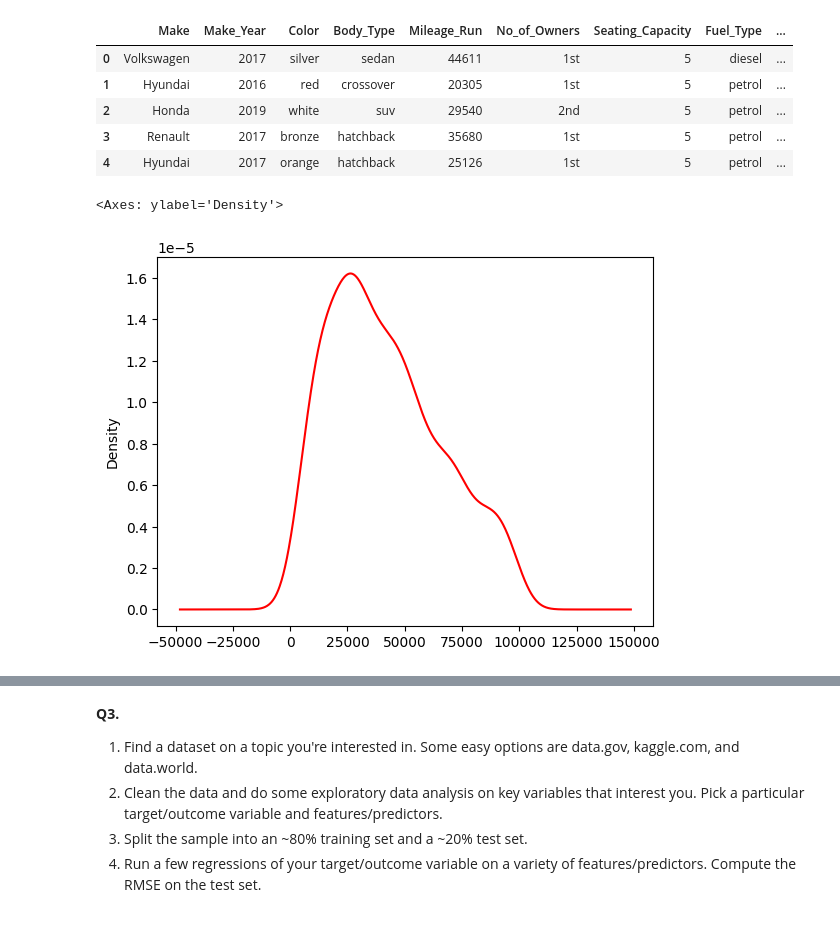
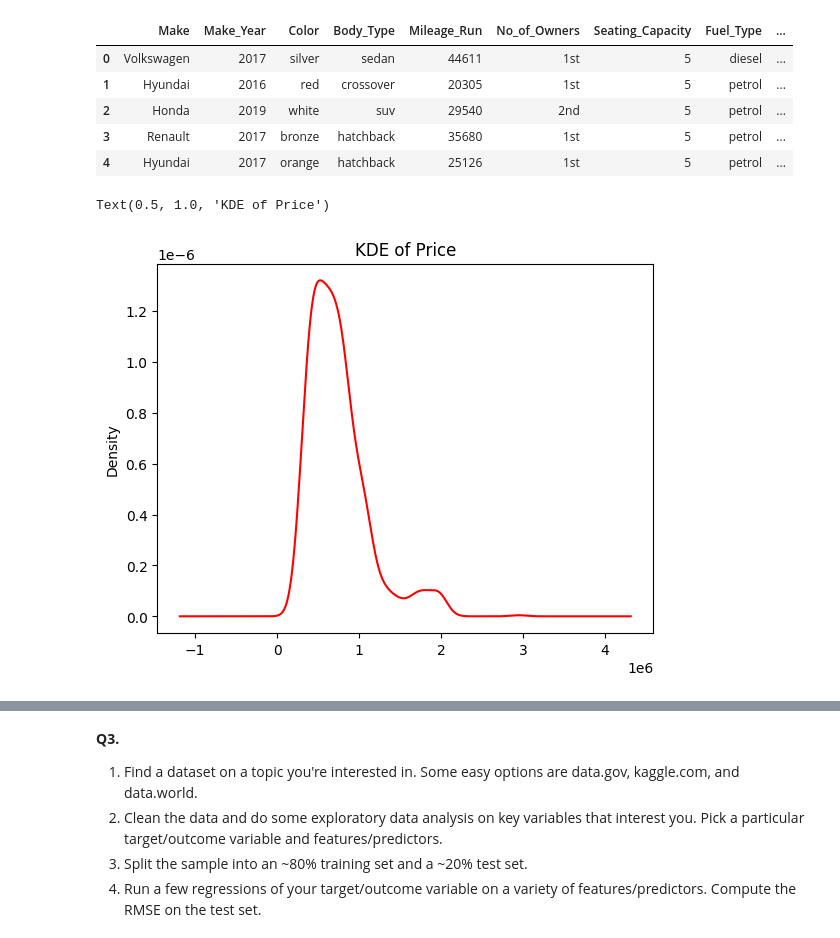
Before and after one commit to nhorton06/week_8, a Jupyter notebook: assignment.ipynb, the cells around one changed output, grey strips where cells are left out. Saved outputs shown, nothing was run; the diff lists cells and outputs as text; code cells hidden in the pictures.

```diff
--- a/assignment.ipynb
+++ b/assignment.ipynb
@@ -234,7 +234,8 @@ cars.head()
 | 3 | Renault | 2017 | bronze | hatchback | 35680 | 1st | 5 | petrol | ... |
 | 4 | Hyundai | 2017 | orange | hatchback | 25126 | 1st | 5 | petrol | ... |
 # %%
-cars['Mileage_Run'].plot.kde(color = 'red')
+cars['Price'].plot.kde(color = 'red')
+plt.title('KDE of Price')
 # %% [output]
-<Axes: ylabel='Density'>
+Text(0.5, 1.0, 'KDE of Price')
-[figure, old version]
+[figure, new version]
```
Also changed, not shown: parts of 18 cells of this notebook, 2 other files.
